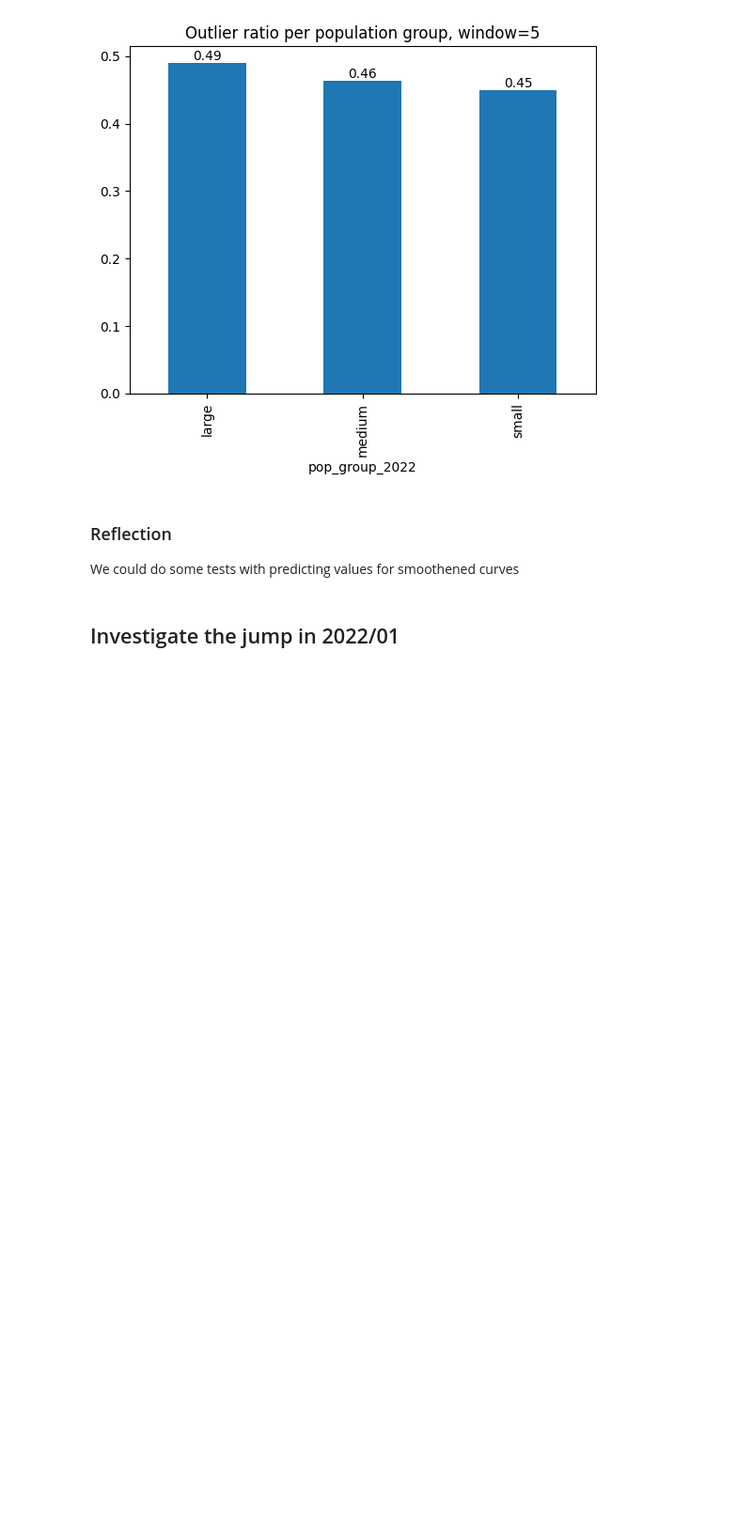
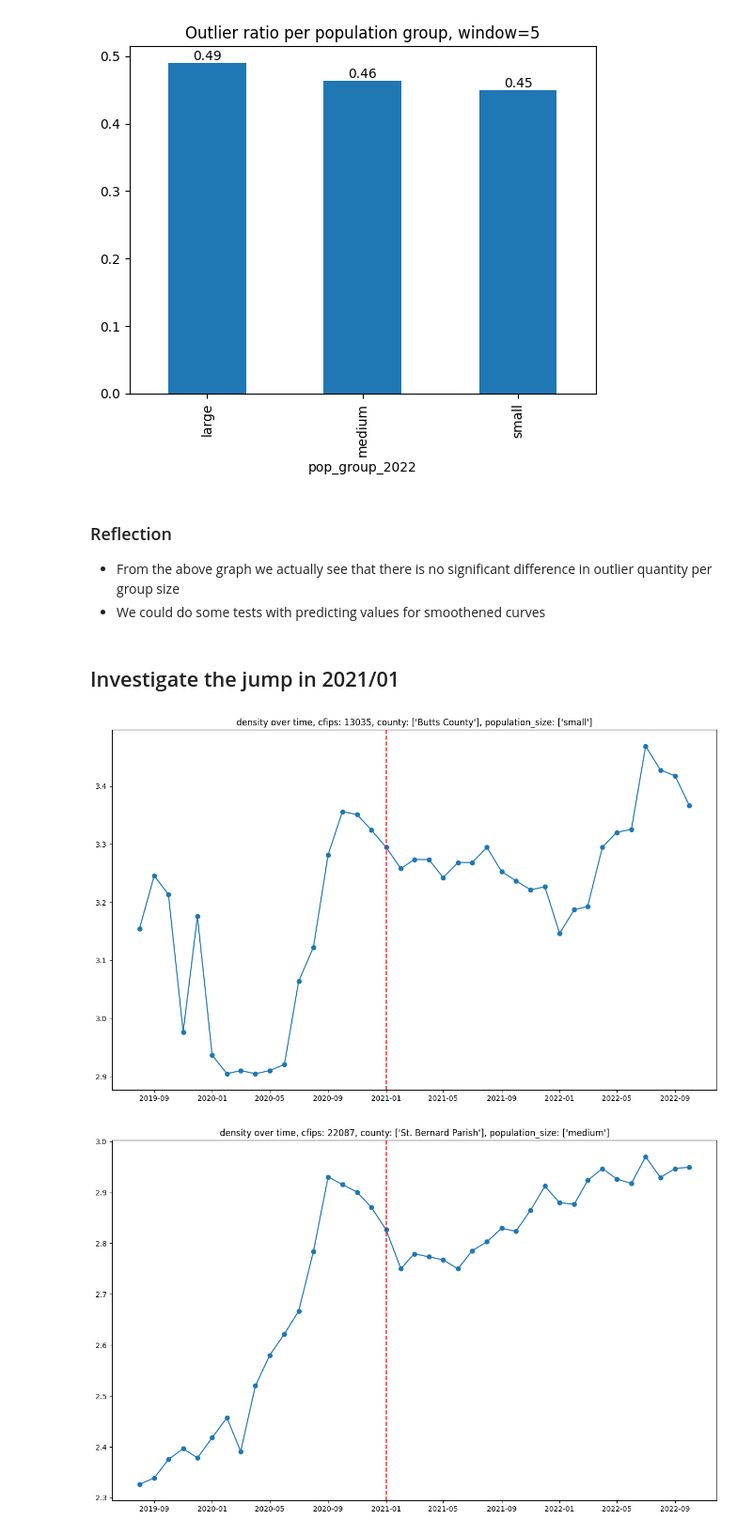
Before and after one commit to Jose-Sabater/kagglecomp-GoDaddy-timeseries, a Jupyter notebook: nb/01_02_feature_exploration_cont.ipynb, the cells around one changed output. Shown at 94% size. Cells and saved outputs as stored; diff of their text form; code cells hidden in the pictures; blank space fills up the shorter version.

Commit message:
jump in data 2021

```diff
--- a/nb/01_02_feature_exploration_cont.ipynb
+++ b/nb/01_02_feature_exploration_cont.ipynb
@@ -319,6 +319,7 @@ plt.show()
 [figure]
 # %% [markdown]
 ### Reflection
-We could do some tests with predicting values for smoothened curves
+- From the above graph we actually see that there is no significant difference in outlier quantity per group size
+- We could do some tests with predicting values for smoothened curves
 # %% [markdown]
-## Investigate the jump in 2022/01
+## Investigate the jump in 2021/01
@@ -327,0 +326,23 @@ fig,ax = plt.subplots(1,1,figsize=(15,9))
+# %%
+for i in range(10):
+    lowess = sm.nonparametric.lowess
+    # Choose a random county
+    c = np.random.choice(cfips)
+    temp_df = df[df["cfips"] == c]
+    fig, ax = plt.subplots(1, 1, figsize=(15, 9))
+    ax.plot(
+        temp_df["first_day_of_month"],
+        temp_df["microbusiness_density"],
+        "-o",
+        label="microbusiness_density",
+    )
+    # plot a vertical line for the date 2021-01-01
+    ax.axvline(
+        pd.to_datetime("2021-01-01"), color="red", linestyle="--", label="2021-01-01"
+    )
+    ax.set_title(
+        f"density over time, cfips: {c}, county: {temp_df['county'].unique()}, population_size: {temp_df['pop_group_2022'].unique()}"
+    )
+# %% [output]
+[figure, added]
+[figure, added]
```
Also changed, not shown: parts of 3 cells of this notebook.
